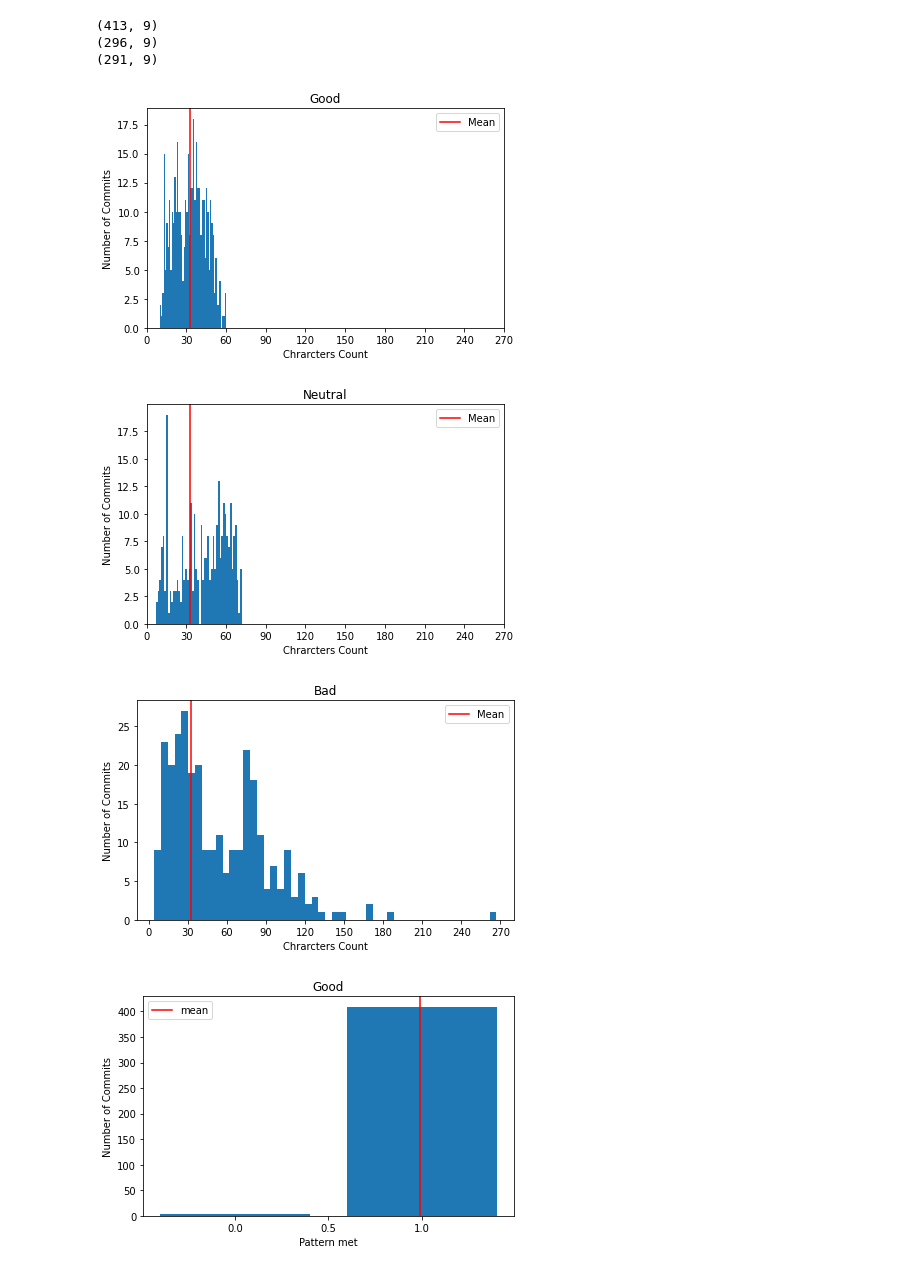
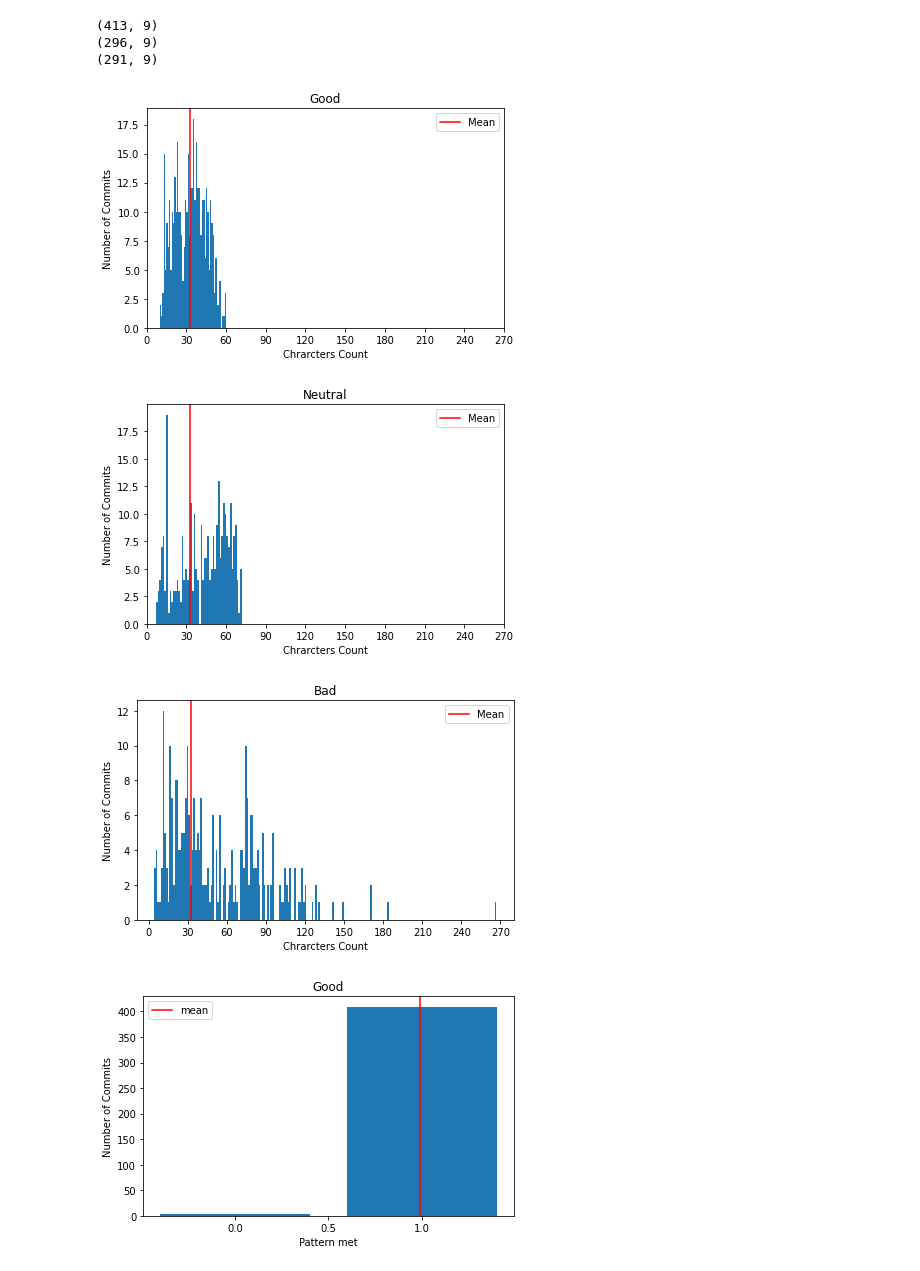
Before and after one commit to jeankhechfe/commit-quality, a Jupyter notebook: jupyter_notebook/distribution_charts(message-only-features)(new labeling).ipynb, the cells around one changed output. Cells and saved outputs as stored; diff of their text form; code cells hidden in the pictures.

```diff
--- a/jupyter_notebook/distribution_charts(message-only-features)(new labeling).ipynb
+++ b/jupyter_notebook/distribution_charts(message-only-features)(new labeling).ipynb
@@ -5,8 +5,6 @@ from matplotlib import pyplot as plt
 from collections import Counter
 # %%
 data = pd.read_csv('../data/data_msg_only(new tags).csv')
-x = data.drop(columns=['label'])
-y = data['label']
 # %%
 data_good = data[data.label == 'good']
 data_neutral = data[data.label == 'neutral']
@@ -33,6 +20,6 @@ def drow_pie(x, title):
 # %%
-def drow_histogram(x, title):
-    plt.hist(x,50)
+def drow_histogram(x, bins, title):
+    plt.hist(x,bins)
     plt.xlabel('Chrarcters Count')
     plt.ylabel('Number of Commits')
     plt.xticks(np.arange(start=0, stop=300, step=30))
@@ -61,14 +48,14 @@ def drow_histogram_2(x, title):
 x1 = data_good['characters_count']
 x2 = data_neutral['characters_count']
 x3 = data_bad['characters_count']
-
-drow_histogram(x1, 'Good')
-drow_histogram(x2, 'Neutral')
-drow_histogram(x3, 'Bad')
-# %% [output]
-[figure, removed]
-[figure, removed]
-[figure, removed]
+# %%
+drow_histogram(x1, 50, 'Good')
+drow_histogram(x2, 50, 'Neutral')
+drow_histogram(x3, 200, 'Bad')
+# %% [output]
+[figure, added]
+[figure, added]
+[figure, added]
 # %%
 x1 = data_good['verb_direct_obj']
 x2 = data_neutral['verb_direct_obj']
```
Also changed, not shown: parts of 3 cells of this notebook.
